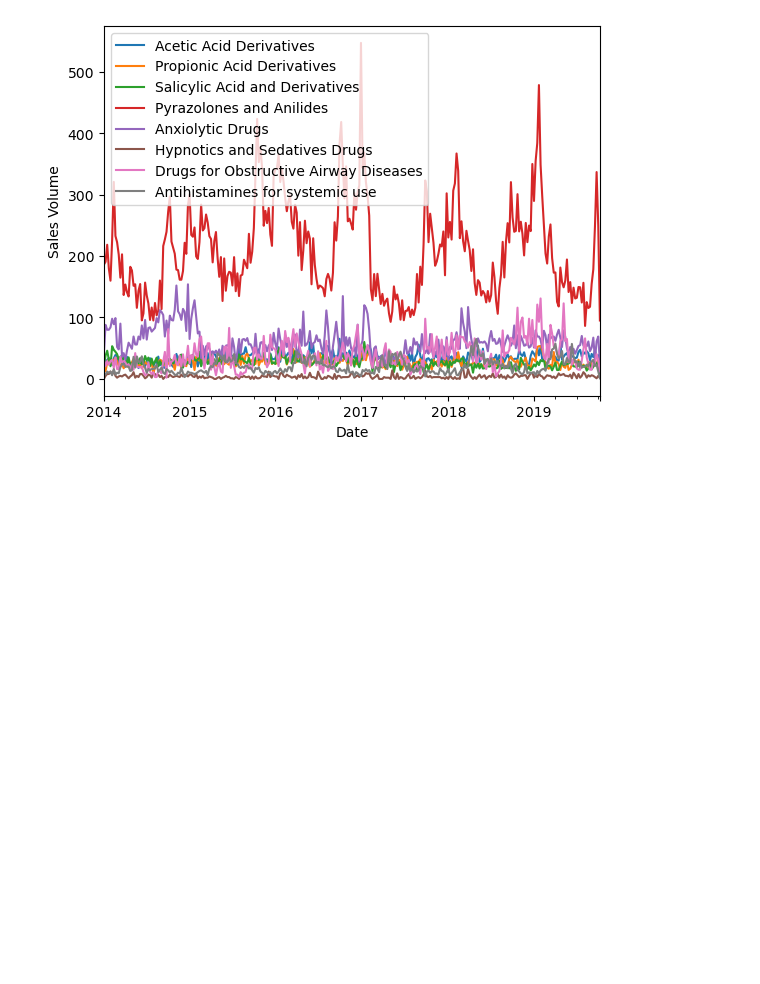
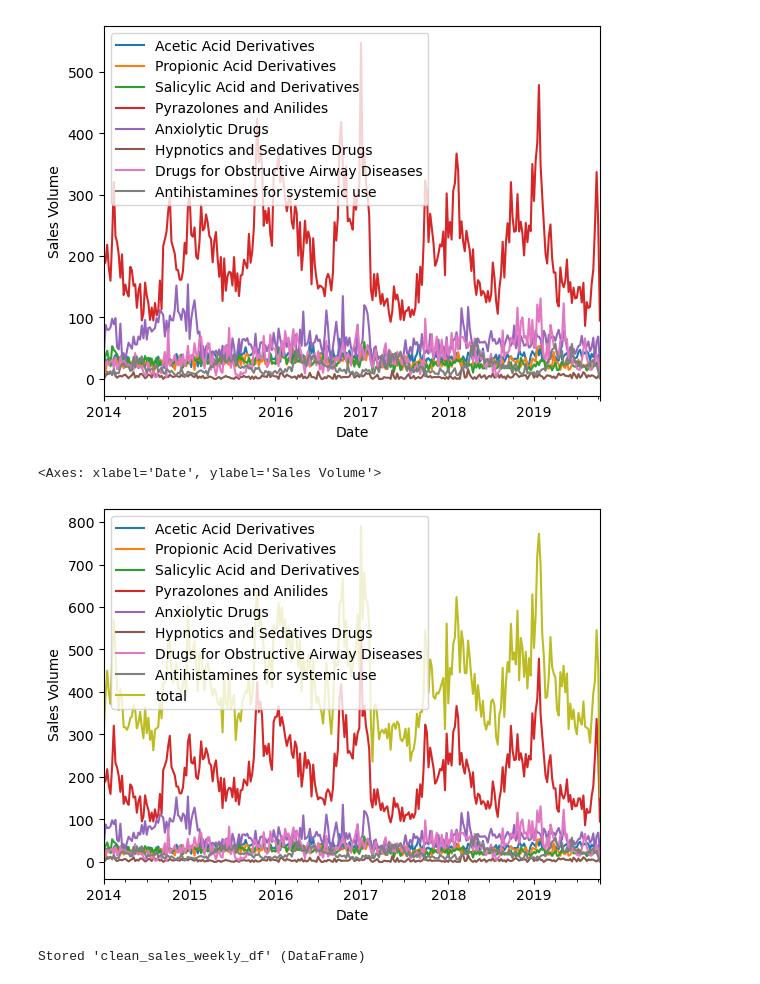
Before and after one commit to Birdfeathers/Project1--Healthcare_Devices, a Jupyter notebook: clean_weekly_sales_data.ipynb, the cells around one changed output. Saved outputs shown, nothing was run; the diff lists cells and outputs as text; code cells hidden in the pictures; blank space fills up the shorter version.

```diff
--- a/clean_weekly_sales_data.ipynb
+++ b/clean_weekly_sales_data.ipynb
@@ -98,3 +98,14 @@ clean_sales_weekly_df.plot(ylabel='Sales Volume')
 # %% [output]
 <Axes: xlabel='Date', ylabel='Sales Volume'>
 [figure]
+# %%
+clean_sales_weekly_df['total'] = clean_sales_weekly_df[clean_sales_weekly_df.columns].sum(axis = 1)
+# %%
+clean_sales_weekly_df.plot(ylabel='Sales Volume')
+# %% [output]
+<Axes: xlabel='Date', ylabel='Sales Volume'>
+[figure, added]
+# %%
+%store clean_sales_weekly_df
+# %% [output]
+Stored 'clean_sales_weekly_df' (DataFrame)
```
Also changed, not shown: 4 other files.
